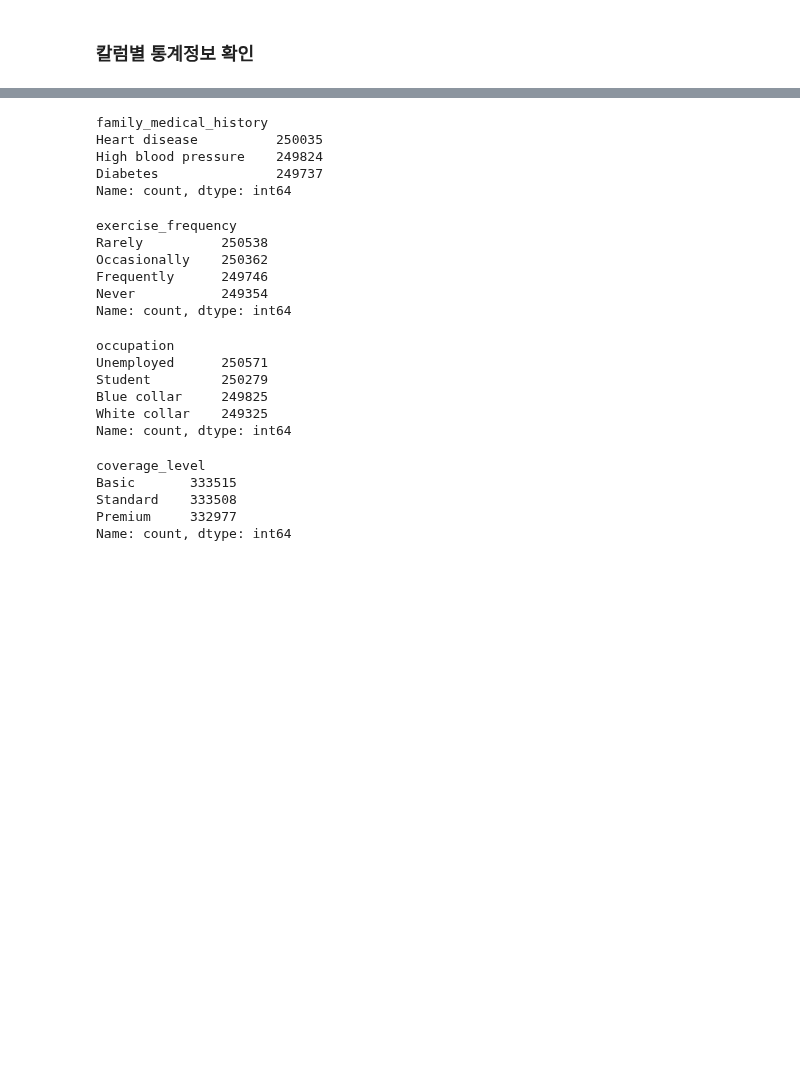
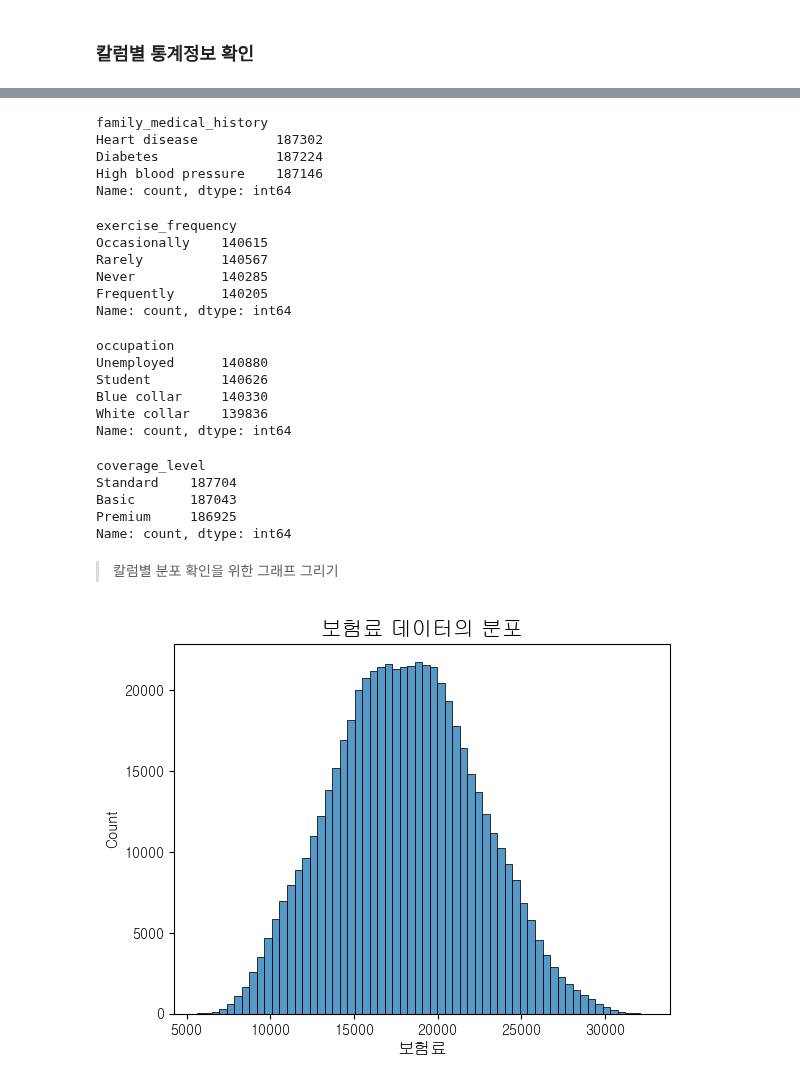
Before and after one commit to halley1116/2025_DA_study, a Jupyter notebook: LYS_2/project-1/LYS_2/pr1.ipynb, the cells around one changed output, grey strips where cells are left out. Drawn from its saved outputs; the diff is of its cells as text; code cells hidden in the pictures; blank space fills up the shorter version.

```diff
--- a/LYS_2/project-1/LYS_2/pr1.ipynb
+++ b/LYS_2/project-1/LYS_2/pr1.ipynb
@@ -146,39 +234,48 @@ Diabetes               249335
 Name: count, dtype: int64
 # %%
-family_medical_history = data['family_medical_history']
+family_medical_history = df['family_medical_history']
 family_medical_history.value_counts()
 # %% [output]
 family_medical_history
-Heart disease          250035
-High blood pressure    249824
-Diabetes               249737
+Heart disease          187302
+Diabetes               187224
+High blood pressure    187146
 Name: count, dtype: int64
 # %%
-exercise_frequency = data['exercise_frequency']
+exercise_frequency = df['exercise_frequency']
 exercise_frequency.value_counts()
 # %% [output]
 exercise_frequency
-Rarely          250538
-Occasionally    250362
-Frequently      249746
-Never           249354
+Occasionally    140615
+Rarely          140567
+Never           140285
+Frequently      140205
 Name: count, dtype: int64
 # %%
-occupation = data['occupation']
+occupation = df['occupation']
 occupation.value_counts()
 # %% [output]
 occupation
-Unemployed      250571
-Student         250279
-Blue collar     249825
-White collar    249325
+Unemployed      140880
+Student         140626
+Blue collar     140330
+White collar    139836
 Name: count, dtype: int64
 # %%
-coverage_level = data['coverage_level']
+coverage_level = df['coverage_level']
 coverage_level.value_counts()
 # %% [output]
 coverage_level
-Basic       333515
-Standard    333508
-Premium     332977
+Standard    187704
+Basic       187043
+Premium     186925
 Name: count, dtype: int64
+# %% [markdown]
+> 칼럼별 분포 확인을 위한 그래프 그리기
+# %%
+fig = sns.histplot(data=df, x='charges', bins=60)
+plt.xlabel("보험료",fontsize=12)
+plt.title("보험료 데이터의 분포",fontsize=15)
+plt.show()
+# %% [output]
+[figure, added]
```
Also changed, not shown: parts of 33 cells of this notebook.
